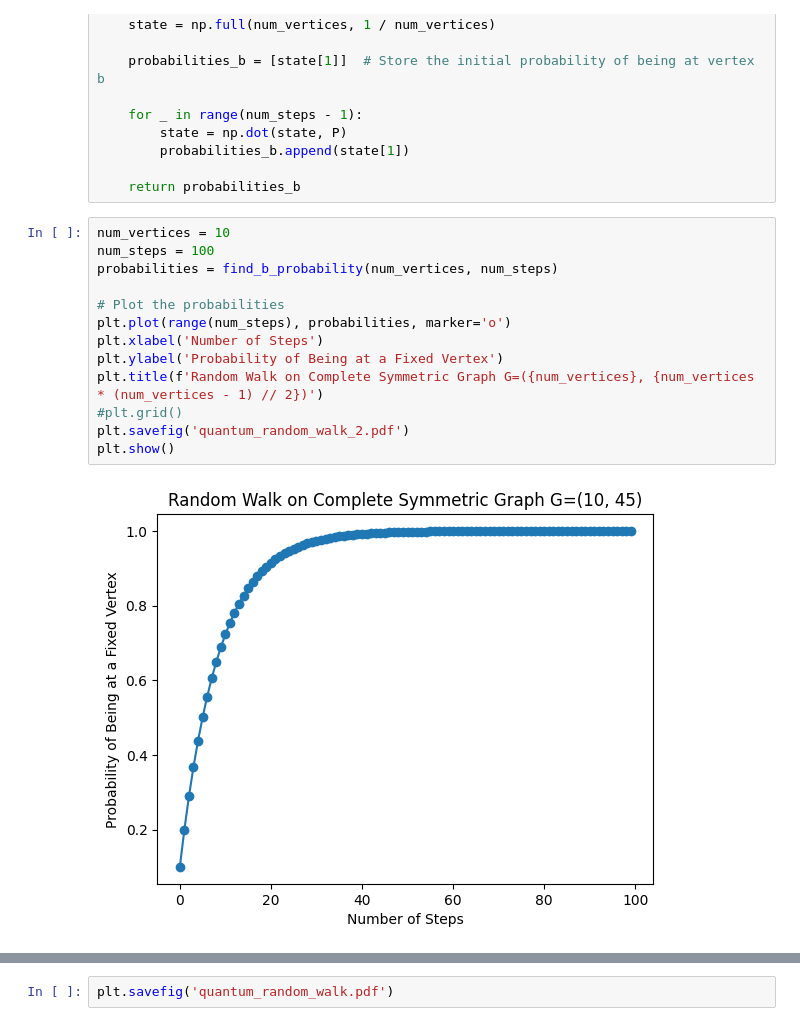
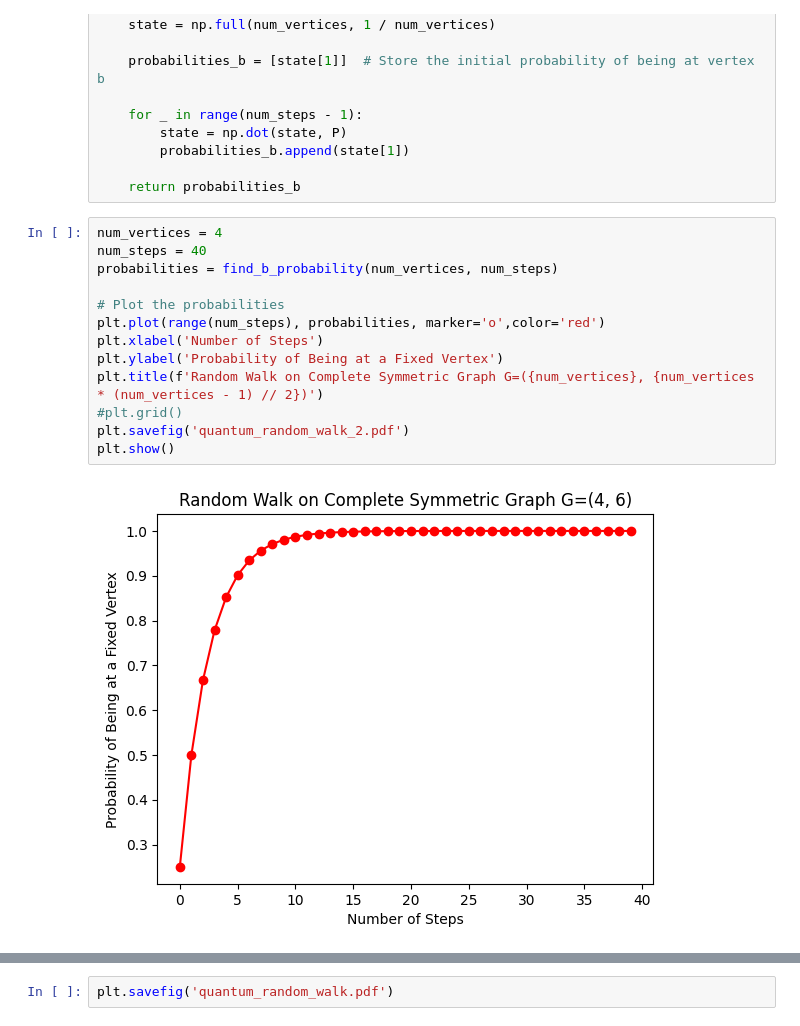
Before and after one commit to georgekorpas/ctu-quantum-computing-course, a Jupyter notebook: 02_classical_random_walk_probabilities.ipynb, the cells around one changed output, grey strips where cells are left out. Drawn from its saved outputs; the diff is of its cells as text.

```diff
--- a/02_classical_random_walk_probabilities.ipynb
+++ b/02_classical_random_walk_probabilities.ipynb
@@ -20,20 +20,20 @@ def find_b_probability(num_vertices, num_steps):
 
     return probabilities_b
 # %%
-num_vertices = 10
-num_steps = 100
+num_vertices = 4
+num_steps = 40
 probabilities = find_b_probability(num_vertices, num_steps)
 
 # Plot the probabilities
-plt.plot(range(num_steps), probabilities, marker='o')
+plt.plot(range(num_steps), probabilities, marker='o',color='red')
 plt.xlabel('Number of Steps')
 plt.ylabel('Probability of Being at a Fixed Vertex')
 plt.title(f'Random Walk on Complete Symmetric Graph G=({num_vertices}, {num_vertices * (num_vertices - 1) // 2})')
 #plt.grid()
 plt.savefig('quantum_random_walk_2.pdf')
 plt.show()
 # %% [output]
-[figure, old version]
+[figure, new version]
 # %%
 print("Probabilities of being at vertex b after each step:")
 for step, prob in enumerate(probabilities):
```
Also changed, not shown: parts of 1 cell of this notebook.
